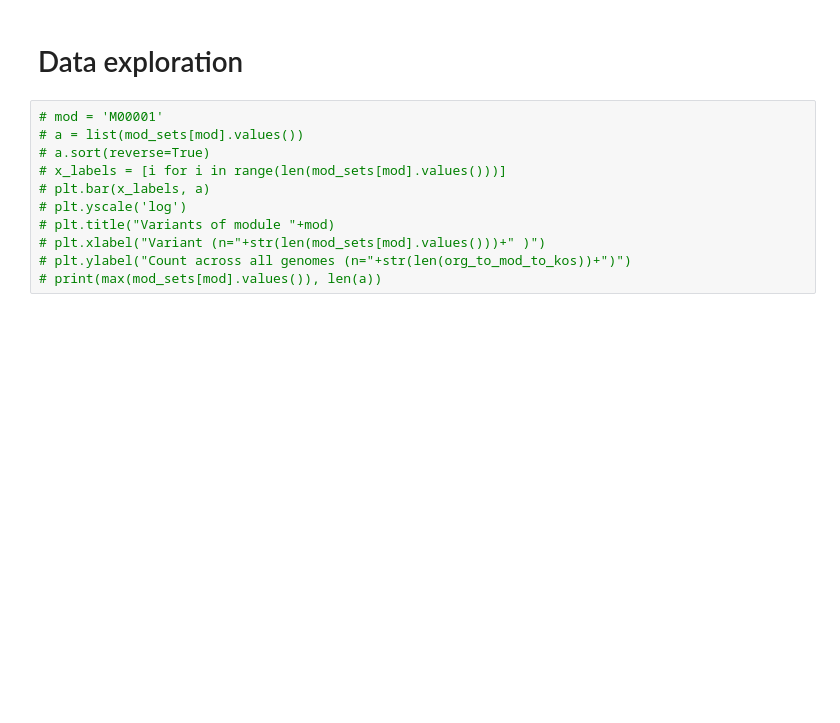
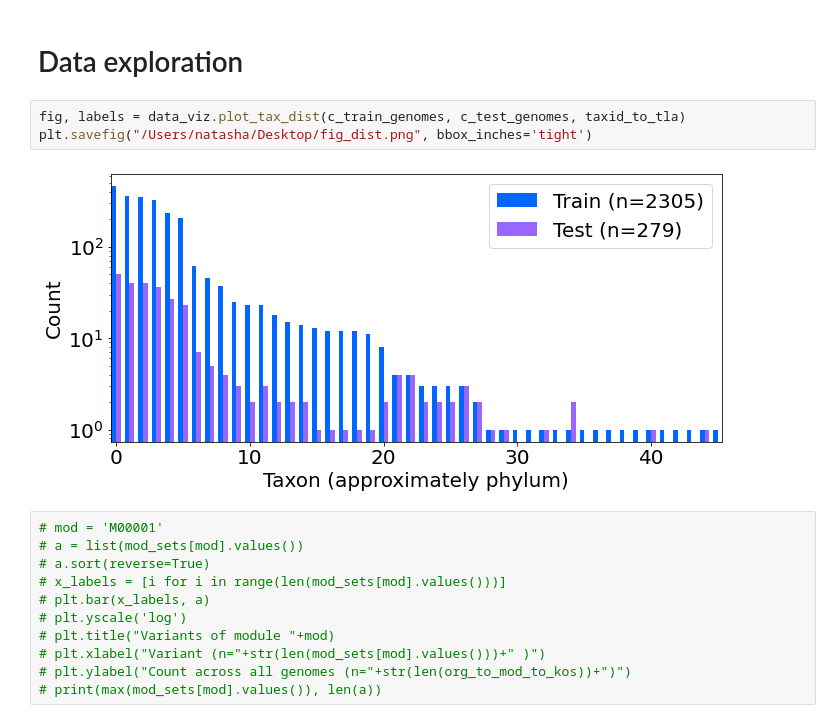
Before and after one commit to natasha-dudek/DeepGenomeVector, a Jupyter notebook: main.ipynb, the cells around one changed output. Cells and saved outputs as stored; diff of their text form; blank space fills up the shorter version.

```diff
--- a/main.ipynb
+++ b/main.ipynb
@@ -97,6 +96,11 @@ train_data.shape, test_data.shape
 ((2430, 9874), (288, 9874))
 # %% [markdown]
 # Data exploration
+# %%
+fig, labels = data_viz.plot_tax_dist(c_train_genomes, c_test_genomes, taxid_to_tla)
+plt.savefig("/Users/natasha/Desktop/fig_dist.png", bbox_inches='tight')
+# %% [output]
+[figure, added]
 # %%
 # mod = 'M00001'
 # a = list(mod_sets[mod].values())
```
Also changed, not shown: parts of 51 cells of this notebook, 6 other files.
